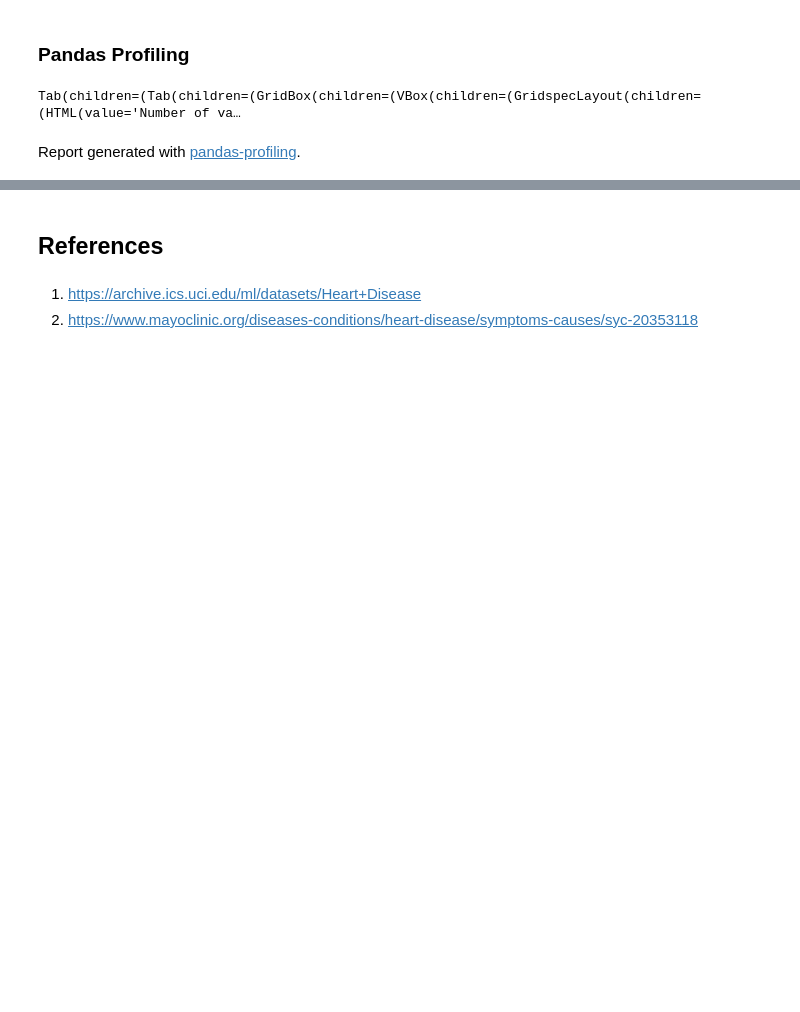
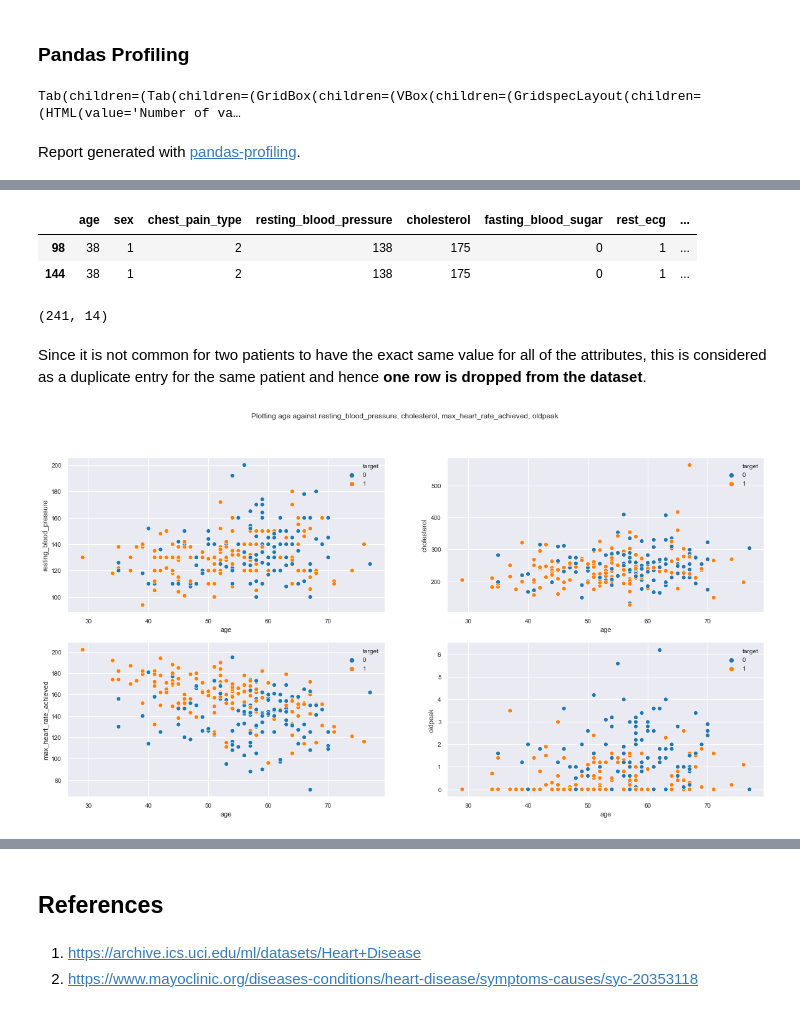
Before and after one commit to bajracharya-kshitij/heart_disease, a Jupyter notebook: Heart Disease.ipynb, the cells around one changed output, grey strips where cells are left out. Saved outputs shown, nothing was run; the diff lists cells and outputs as text; code cells hidden in the pictures; blank space fills up the shorter version.

```diff
--- a/Heart Disease.ipynb
+++ b/Heart Disease.ipynb
@@ -119,0 +185,28 @@ Report generated with pandas-profiling.
+# %%
+duplicate_rows_df = train_df[train_df.duplicated(keep=False)]
+duplicate_rows_df
+# %% [output]
+|  | age | sex | chest_pain_type | resting_blood_pressure | cholesterol | fasting_blood_sugar | rest_ecg | ... |
+| 98 | 38 | 1 | 2 | 138 | 175 | 0 | 1 | ... |
+| 144 | 38 | 1 | 2 | 138 | 175 | 0 | 1 | ... |
+# %%
+train_df.drop(144, inplace=True)
+train_df.shape
+# %% [output]
+(241, 14)
+# %% [markdown]
+Since it is not common for two patients to have the exact same value for all of the attributes, this is considered as a duplicate entry for the same patient and hence **one row is dropped from the dataset**.
+# %%
+import seaborn as sns
+sns.set_style("darkgrid")
+# %%
+def scatter_plot(df, nrows, ncols, figsize, xlabel, ylabels, huelabel):
+    fig, axes = plt.subplots(nrows, ncols, figsize=figsize)
+    plt.suptitle('Plotting ' + xlabel + ' against ' + ', '.join(ylabels))
+    for i in range(nrows):
+        for j in range(ncols):
+            sns.scatterplot(df[xlabel], df[ylabels[(i*ncols)+j]], hue=df[huelabel], ax=axes[i,j] if nrows > 1 else axes[j])
+# %%
+scatter_plot(train_df, 2, 2, (20,10), 'age', ['resting_blood_pressure', 'cholesterol', 'max_heart_rate_achieved', 'oldpeak'], 'target')
+# %% [output]
+[figure, added]
```
Also changed, not shown: parts of 22 cells of this notebook.
